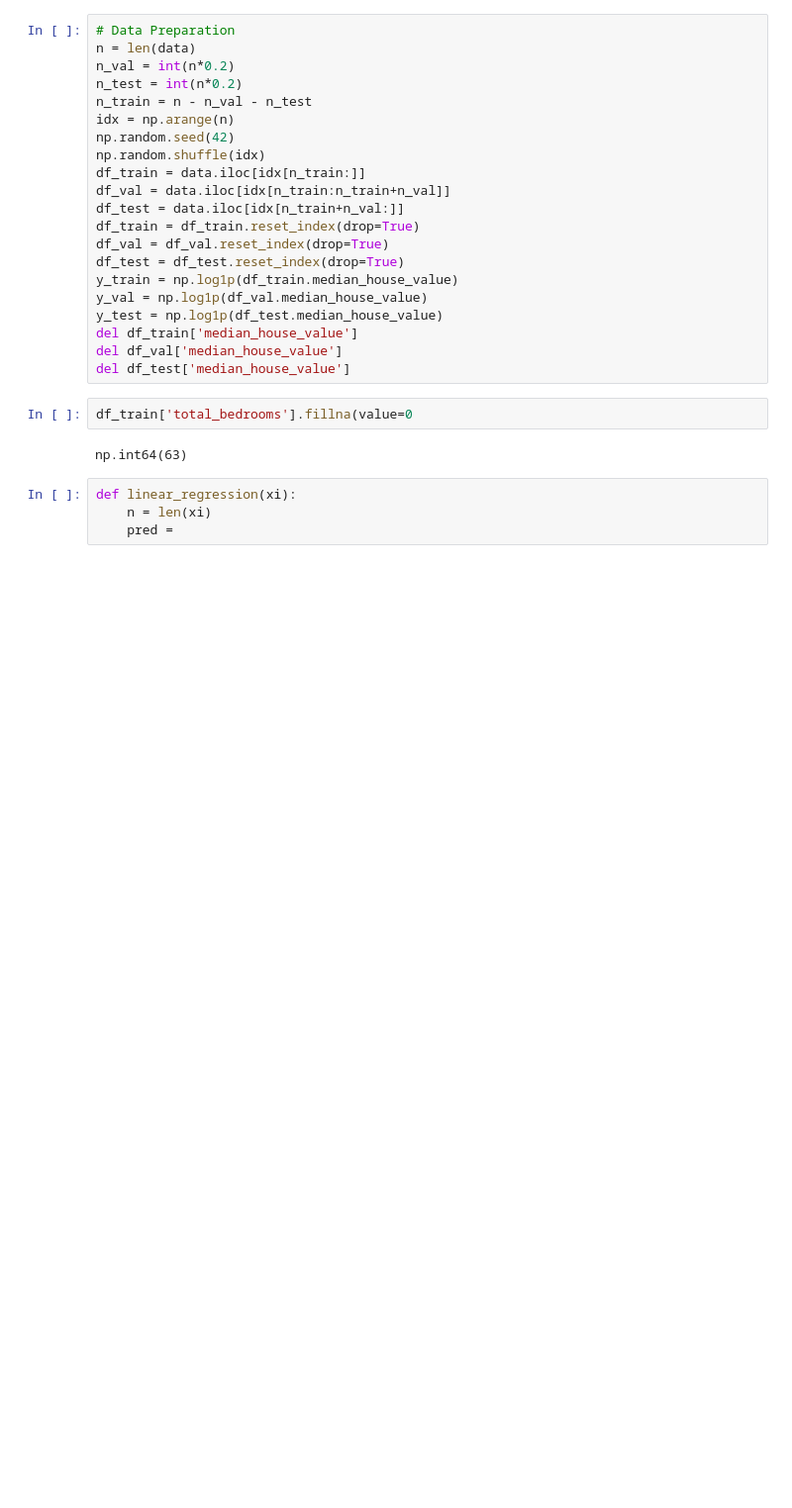
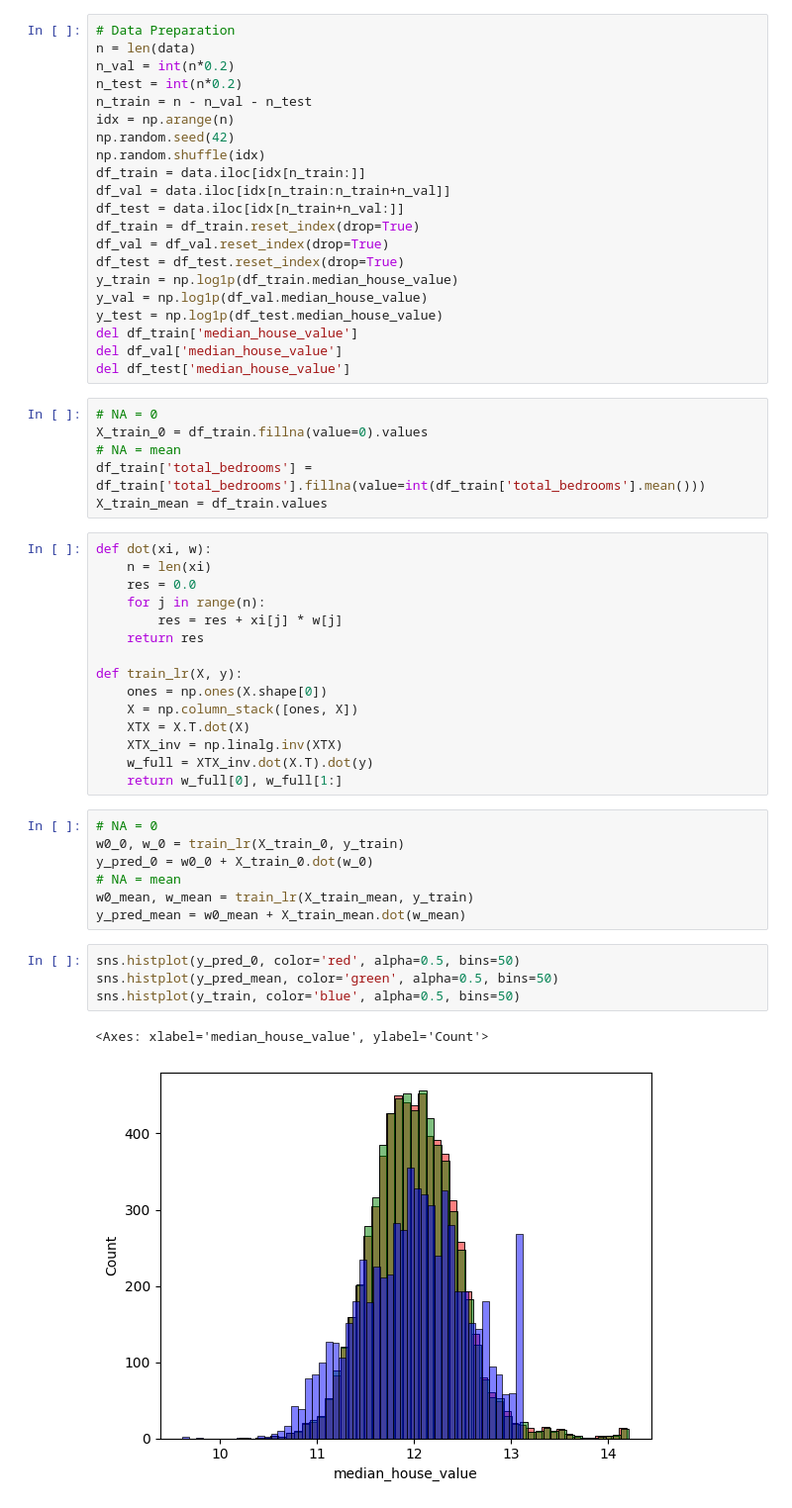
Before and after one commit to walterjove/ml-zoomcamp-hw, a Jupyter notebook: 02-regression/homework2.ipynb, the cells around one changed output. Shown at 99% size. Drawn from its saved outputs; the diff is of its cells as text; blank space fills up the shorter version.

```diff
--- a/02-regression/homework2.ipynb
+++ b/02-regression/homework2.ipynb
@@ -62,10 +62,37 @@ del df_train['median_house_value']
 del df_val['median_house_value']
 del df_test['median_house_value']
 # %%
-df_train['total_bedrooms'].fillna(value=0
+# NA = 0
+X_train_0 = df_train.fillna(value=0).values
+# NA = mean
+df_train['total_bedrooms'] = df_train['total_bedrooms'].fillna(value=int(df_train['total_bedrooms'].mean()))
+X_train_mean = df_train.values
-# %% [output]
-np.int64(63)
 # %%
-def linear_regression(xi):
+def dot(xi, w):
     n = len(xi)
-    pred =
+    res = 0.0
+    for j in range(n):
+        res = res + xi[j] * w[j]
+    return res
+
+def train_lr(X, y):
+    ones = np.ones(X.shape[0])
+    X = np.column_stack([ones, X])
+    XTX = X.T.dot(X)
+    XTX_inv = np.linalg.inv(XTX)
+    w_full = XTX_inv.dot(X.T).dot(y)
+    return w_full[0], w_full[1:]
+# %%
+# NA = 0
+w0_0, w_0 = train_lr(X_train_0, y_train)
+y_pred_0 = w0_0 + X_train_0.dot(w_0)
+# NA = mean
+w0_mean, w_mean = train_lr(X_train_mean, y_train)
+y_pred_mean = w0_mean + X_train_mean.dot(w_mean)
+# %%
+sns.histplot(y_pred_0, color='red', alpha=0.5, bins=50)
+sns.histplot(y_pred_mean, color='green', alpha=0.5, bins=50)
+sns.histplot(y_train, color='blue', alpha=0.5, bins=50)
+# %% [output]
+<Axes: xlabel='median_house_value', ylabel='Count'>
+[figure, added]
```
Also changed, not shown: parts of 3 cells of this notebook, 1 other file.
